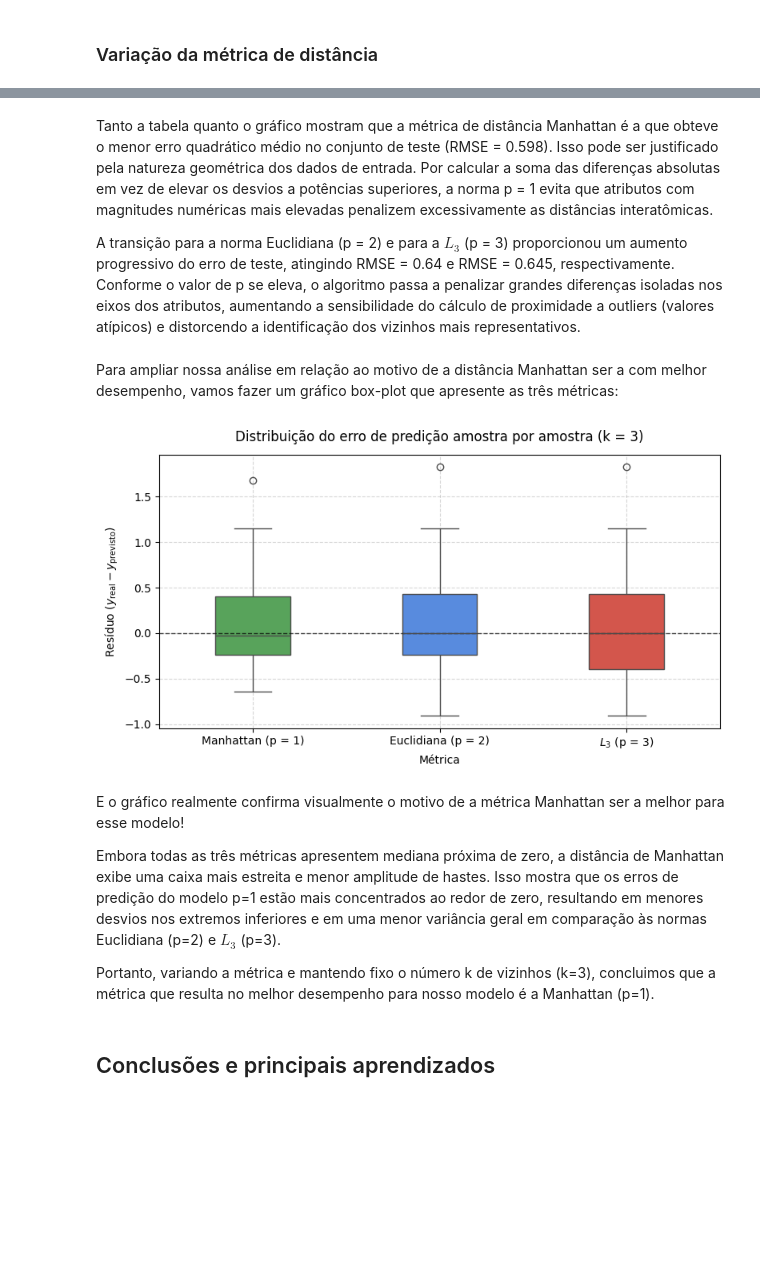
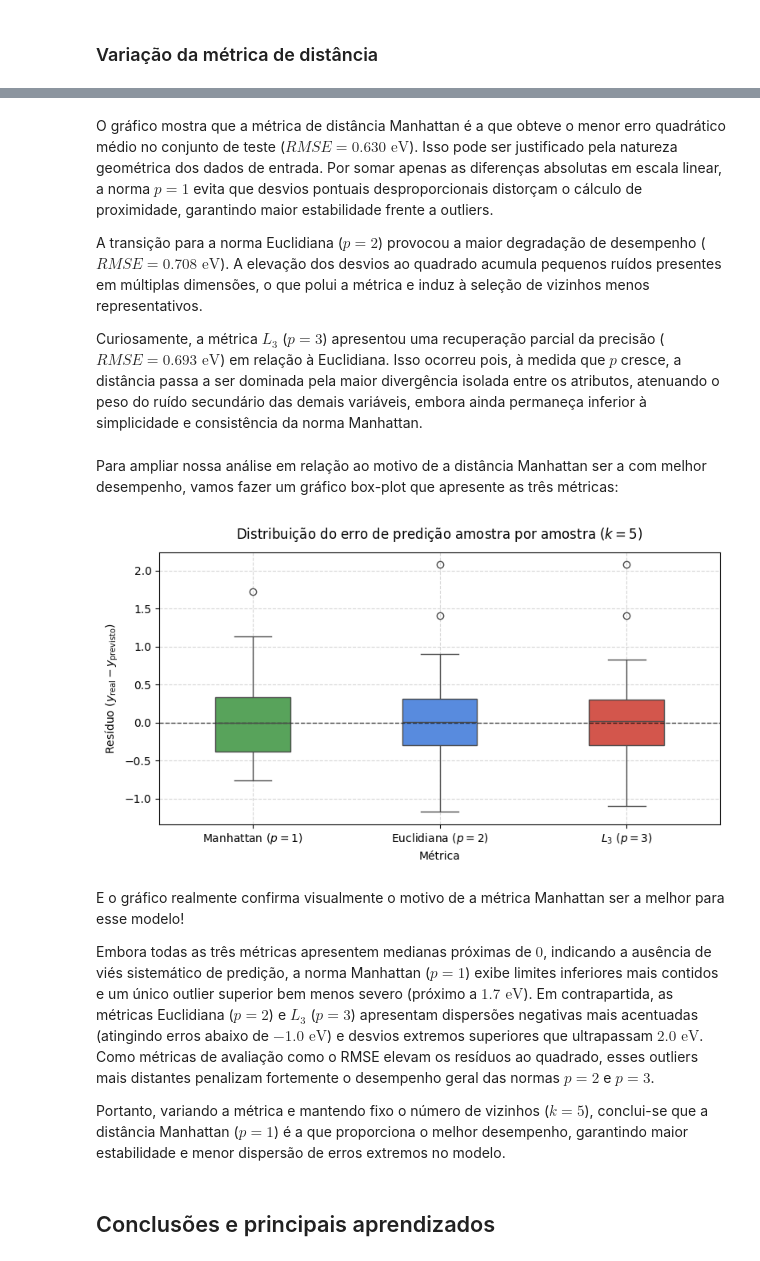
Before and after one commit to Bruno4402/Cubo_Gelatinoso, a Jupyter notebook: Cubo Gelatinoso.ipynb, the cells around one changed output, grey strips where cells are left out. Saved outputs shown, nothing was run; the diff lists cells and outputs as text; code cells hidden in the pictures; blank space fills up the shorter version.

```diff
--- a/Cubo Gelatinoso.ipynb
+++ b/Cubo Gelatinoso.ipynb
@@ -337,6 +335,8 @@ Esta última normalização apresentou o pior resultado entre todas as abordagen
 
 Graficamente, conseguimos ver a dispersão dos dados comparando o target real (tabelado) e o previsto pelo modelo nas quatro situações (sem normalização, normalização padrão, normalização pelo máximo absoluto, e normalização pelo mínimo e máximo):
 # %%
+import matplotlib.pyplot as plt
+
 modelos = [
     ("Sem Normalização", y_previsto, RMSE),
     ("StandardScaler", y_previsto_std, RMSE_std),
@@ -353,8 +353,8 @@ for eixo, (titulo, y_pred, rmse) in zip(eixos, modelos):
     eixo.plot(intervalo, intervalo, "r--", label="Identidade", linewidth=1.5)
 
     eixo.set(
-        xlabel="$y$ verdadeiro",
-        ylabel="$y$ previsto",
+        xlabel="$y$ verdadeiro (eV)",
+        ylabel="$y$ previsto (eV)",
         xlim=intervalo,
         ylim=intervalo,
         aspect="equal",
@@ -748,22 +905,0 @@ A tabela e o gráfico a seguir apresentam os valores do erro quadrático médio
-# %%
-metricas = [
-    {"p": 1, "Nome": "Manhattan (p = 1)"},
-    {"p": 2, "Nome": "Euclidiana (p = 2)"},
-    {"p": 3, "Nome": "L3 (p = 3)"},
-]
-
-resultados_metricas = []
-
-for m in metricas:
-    knn = KNeighborsRegressor(n_neighbors=3, p=m["p"])
-    knn.fit(X_treino, y_treino.values.ravel())
-
-    y_prev = knn.predict(X_teste).ravel()
-    rmse = root_mean_squared_error(y_teste.values.ravel(), y_prev)
-
-    resultados_metricas.append(
-        {"Métrica (p)": m["Nome"], "RMSE (teste)": rmse}
-    )
-
-df_metricas = pd.DataFrame(resultados_metricas).sort_values(by="RMSE (teste)")
-print(df_metricas.to_string(index=False))
@@ -809,55 +957,57 @@ plt.show()
 # %% [markdown]
-Tanto a tabela quanto o gráfico mostram que a métrica de distância Manhattan é a que obteve o menor erro quadrático médio no conjunto de teste (RMSE = 0.598). Isso pode ser justificado pela natureza geométrica dos dados de entrada. Por calcular a soma das diferenças absolutas em vez de elevar os desvios a potências superiores, a norma p = 1 evita que atributos com magnitudes numéricas mais elevadas penalizem excessivamente as distâncias interatômicas.
+O gráfico mostra que a métrica de distância Manhattan é a que obteve o menor erro quadrático médio no conjunto de teste ($RMSE = 0.630\text{ eV}$). Isso pode ser justificado pela natureza geométrica dos dados de entrada. Por somar apenas as diferenças absolutas em escala linear, a norma $p=1$ evita que desvios pontuais desproporcionais distorçam o cálculo de proximidade, garantindo maior estabilidade frente a outliers.
 
-A transição para a norma Euclidiana (p = 2) e para a $L_3$ (p = 3) proporcionou um aumento progressivo do erro de teste, atingindo RMSE = 0.64 e RMSE = 0.645, respectivamente. Conforme o valor de p se eleva, o algoritmo passa a penalizar grandes diferenças isoladas nos eixos dos atributos, aumentando a sensibilidade do cálculo de proximidade a outliers (valores atípicos) e distorcendo a identificação dos vizinhos mais representativos.
+A transição para a norma Euclidiana ($p=2$) provocou a maior degradação de desempenho ($RMSE = 0.708\text{ eV}$). A elevação dos desvios ao quadrado acumula pequenos ruídos presentes em múltiplas dimensões, o que polui a métrica e induz à seleção de vizinhos menos representativos.
+
+Curiosamente, a métrica $L_3$ ($p = 3$) apresentou uma recuperação parcial da precisão ($RMSE = 0.693\text{ eV}$) em relação à Euclidiana. Isso ocorreu pois, à medida que $p$ cresce, a distância passa a ser dominada pela maior divergência isolada entre os atributos, atenuando o peso do ruído secundário das demais variáveis, embora ainda permaneça inferior à simplicidade e consistência da norma Manhattan.
 # %% [markdown]
 Para ampliar nossa análise em relação ao motivo de a distância Manhattan ser a com melhor desempenho, vamos fazer um gráfico box-plot que apresente as três métricas:
 # %%
 residuos_lista = []
 metricas_info = [
-    {"p": 1, "nome": "Manhattan (p = 1)"},
-    {"p": 2, "nome": "Euclidiana (p = 2)"},
-    {"p": 3, "nome": "$L_3$ (p = 3)"},
+    {"p": 1, "nome": "Manhattan ($p=1$)"},
+    {"p": 2, "nome": "Euclidiana ($p=2$)"},
+    {"p": 3, "nome": "$L_3$ ($p=3$)"},
 ]
 
 for m in metricas_info:
-    knn = KNeighborsRegressor(n_neighbors=3, p=m["p"])
+    knn = KNeighborsRegressor(n_neighbors=5, p=m["p"])
     knn.fit(X_treino, y_treino.values.ravel())
     y_pred = knn.predict(X_teste).ravel()
     erros_individuais = y_teste.values.ravel() - y_pred
 
     for erro in erros_individuais:
-        residuos_lista.append({"Métrica": m["nome"], "Resíduo ($y - \\hat{y}$)": erro})
+        residuos_lista.append({"Métrica": m["nome"], "Resíduo": erro})
 
 df_residuos = pd.DataFrame(residuos_lista)
 
 fig, ax = plt.subplots(figsize=(8, 4.5))
 sns.boxplot(
     x="Métrica",
-    y="Resíduo ($y - \\hat{y}$)",
+    y="Resíduo",
     data=df_residuos,
     hue = "Métrica",
     palette=["#4CAF50", "#4285F4", "#EA4335"],
     legend = False,
     width=0.4,
     ax=ax,
 )
 
 ax.axhline(0, color="black", linestyle="--", linewidth=1, alpha=0.7)
 ax.set_ylabel("Resíduo ($y_{\\text{real}} - y_{\\text{previsto}}$)")
-ax.set_title("Distribuição do erro de predição amostra por amostra (k = 3)", pad=12)
+ax.set_title("Distribuição do erro de predição amostra por amostra ($k = 5$)", pad=12)
 ax.grid(True, linestyle="--", alpha=0.5)
 
 plt.tight_layout()
 plt.show()
 # %% [output]
-[figure, old version]
+[figure, new version]
 # %% [markdown]
 E o gráfico realmente confirma visualmente o motivo de a métrica Manhattan ser a melhor para esse modelo!
 
-Embora todas as três métricas apresentem mediana próxima de zero, a distância de Manhattan exibe uma caixa mais estreita e menor amplitude de hastes. Isso mostra que os erros de predição do modelo p=1 estão mais concentrados ao redor de zero, resultando em menores desvios nos extremos inferiores e em uma menor variância geral em comparação às normas Euclidiana (p=2) e $L_3$ (p=3).
+Embora todas as três métricas apresentem medianas próximas de $0$, indicando a ausência de viés sistemático de predição, a norma Manhattan ($p=1$) exibe limites inferiores mais contidos e um único outlier superior bem menos severo (próximo a $1.7\text{ eV}$). Em contrapartida, as métricas Euclidiana ($p = 2$) e $L_3$ ($p = 3$) apresentam dispersões negativas mais acentuadas (atingindo erros abaixo de $-1.0\text{ eV}$) e desvios extremos superiores que ultrapassam $2.0\text{ eV}$. Como métricas de avaliação como o RMSE elevam os resíduos ao quadrado, esses outliers mais distantes penalizam fortemente o desempenho geral das normas $p=2$ e $p=3$.
 
-Portanto, variando a métrica e mantendo fixo o número k de vizinhos (k=3), concluimos que a métrica que resulta no melhor desempenho para nosso modelo é a Manhattan (p=1).
+Portanto, variando a métrica e mantendo fixo o número de vizinhos ($k=5$), conclui-se que a distância Manhattan ($p=1$) é a que proporciona o melhor desempenho, garantindo maior estabilidade e menor dispersão de erros extremos no modelo.
 # %% [markdown]
 <h2>Conclusões e principais aprendizados </h2>
 # %% [markdown]
```
Also changed, not shown: parts of 51 cells of this notebook.
